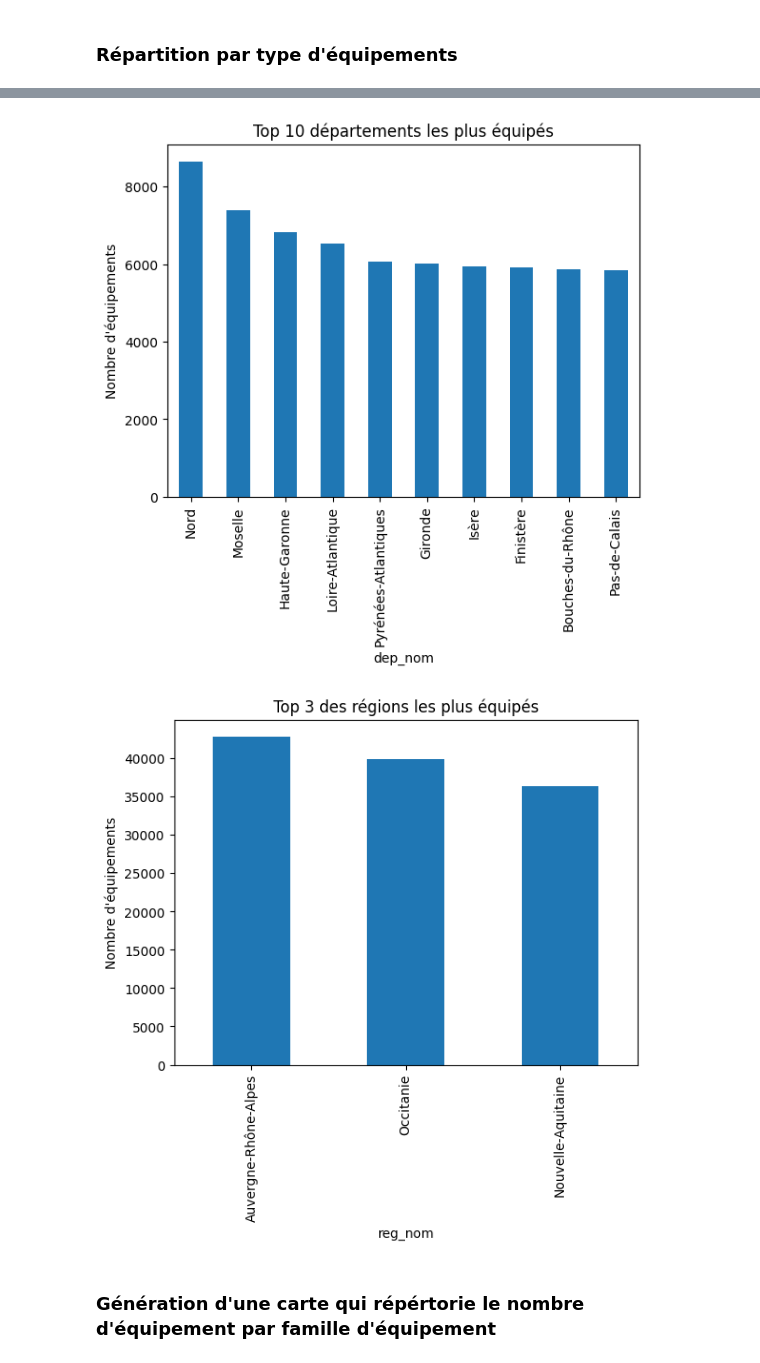
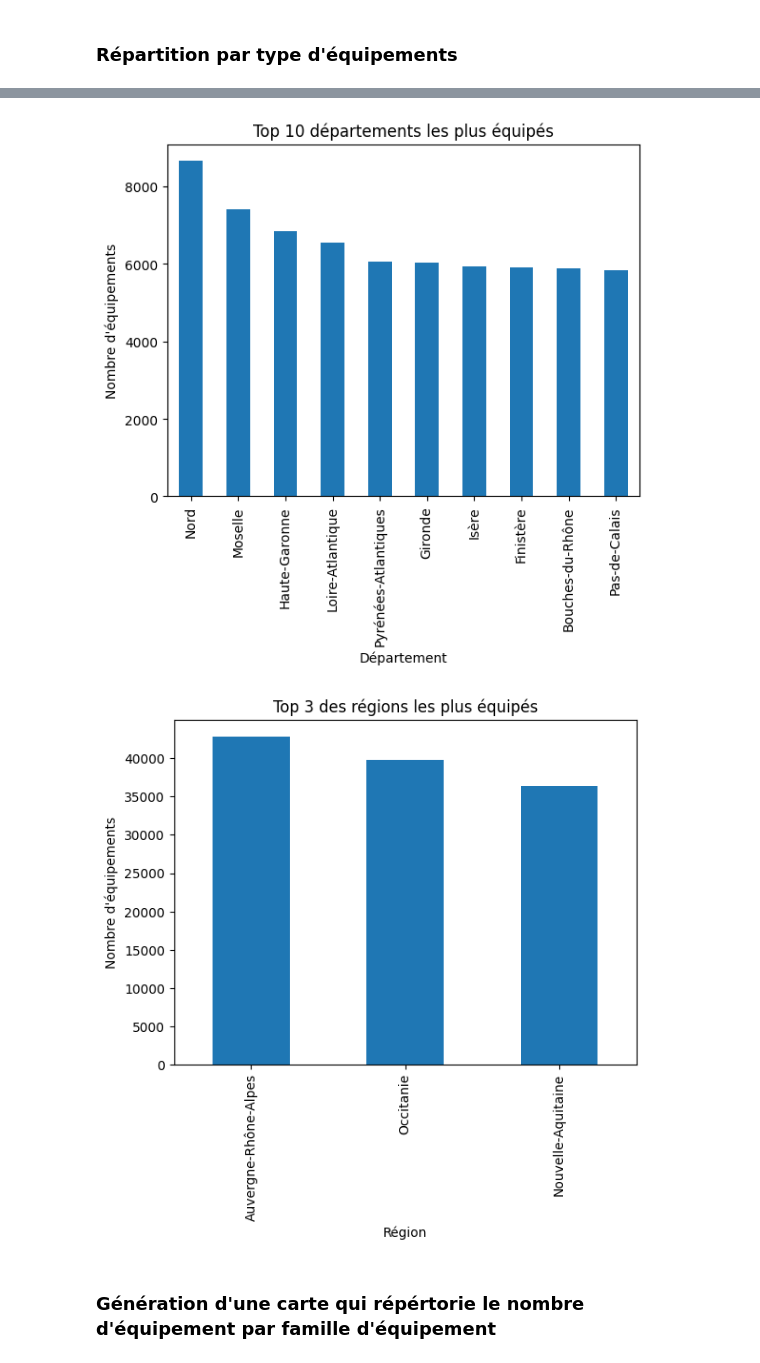
Before and after one commit to LR-Matteo/Projet-Final-Python-DataScience, a Jupyter notebook: bdd_stats_desc.ipynb, the cells around one changed output, grey strips where cells are left out. Cells and saved outputs as stored; diff of their text form; code cells hidden in the pictures.

```diff
--- a/bdd_stats_desc.ipynb
+++ b/bdd_stats_desc.ipynb
@@ -68,24 +69,26 @@ equip_dep = (
 
 equip_dep.head(10).plot(kind='bar')
 plt.title("Top 10 départements les plus équipés")
+plt.xlabel("Département")
 plt.ylabel("Nombre d'équipements")
 plt.show()
 # %% [output]
-[figure, old version]
+[figure, new version]
 # %%
 equip_reg = (
     data
     .groupby('reg_nom')
     .size()
     .sort_values(ascending=False)
 )
 
 equip_reg.head(3).plot(kind='bar')
 plt.title("Top 3 des régions les plus équipés")
+plt.xlabel("Région")
 plt.ylabel("Nombre d'équipements")
 plt.show()
 # %% [output]
-[figure, old version]
+[figure, new version]
 # %% [markdown]
 ### Génération d'une carte qui répértorie le nombre d'équipement par famille d'équipement
 # %%
```
Also changed, not shown: parts of 3 cells of this notebook, 2 other files.
